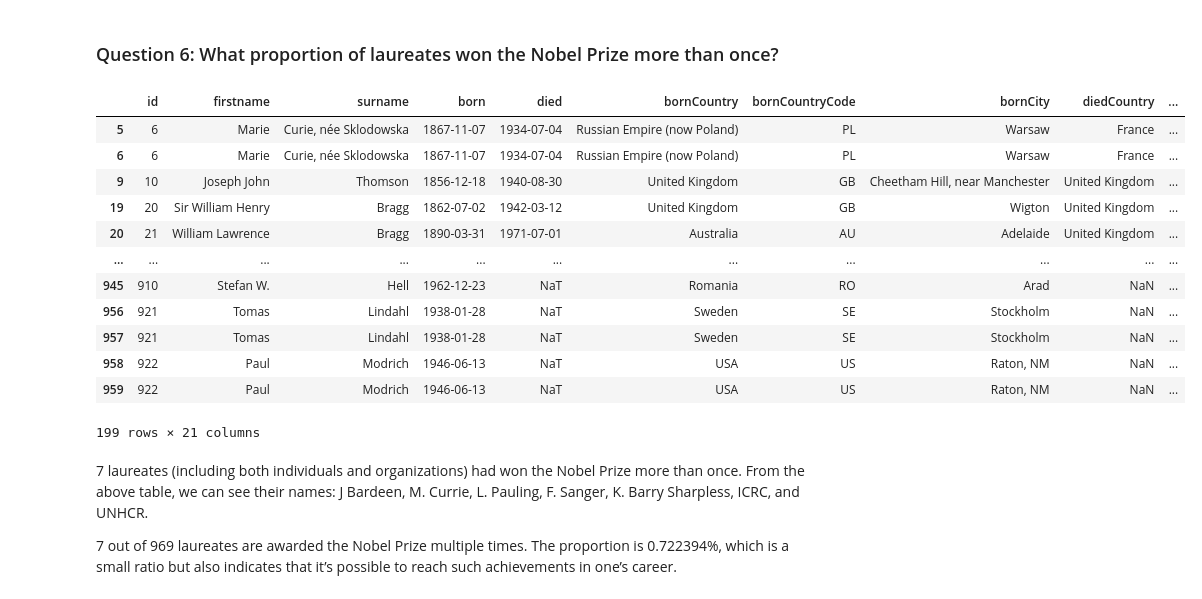
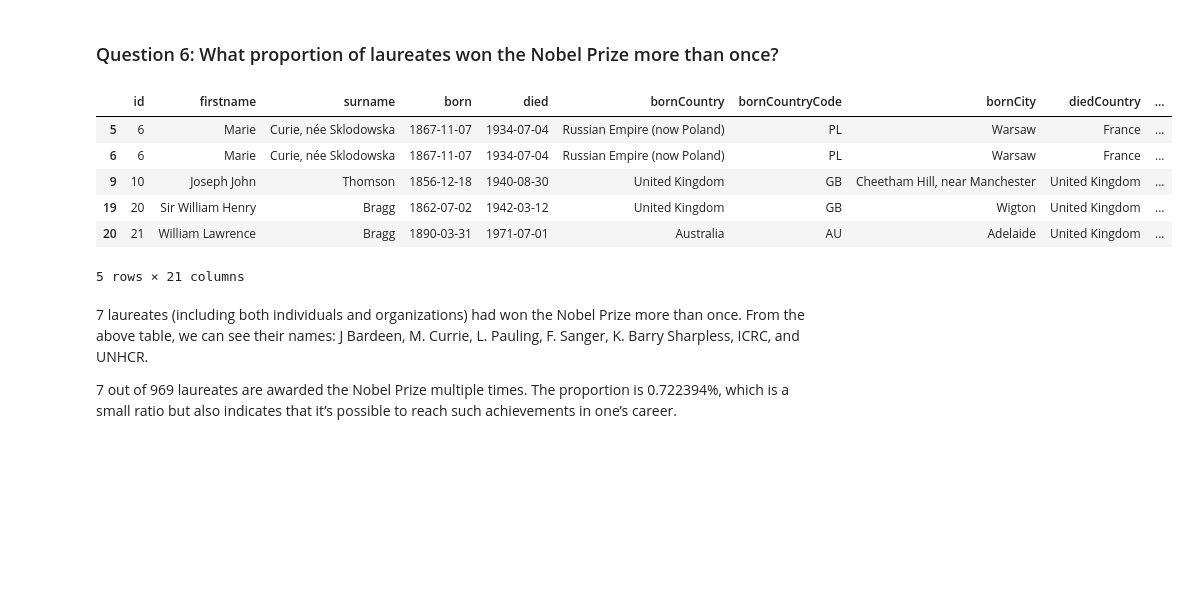
Before and after one commit to qbello22/2950-Project, a Jupyter notebook: nobel-prize.ipynb, the cells around one changed output. Saved outputs shown, nothing was run; the diff lists cells and outputs as text; code cells hidden in the pictures; blank space fills up the shorter version.

Commit message:
Q6 .head

```diff
--- a/nobel-prize.ipynb
+++ b/nobel-prize.ipynb
@@ -371,21 +371,16 @@ This bar plot shows the amount of female and male laureates in different categor
 # %% [markdown]
 ### Question 6: What proportion of laureates won the Nobel Prize more than once?
 # %%
-nobel_data.groupby("surname").filter(lambda repeats: len(repeats) >= 2)
+nobel_repeats = nobel_data.groupby("surname").filter(lambda repeats: len(repeats) >= 2)
+nobel_repeats.head()
 # %% [output]
 |  | id | firstname | surname | born | died | bornCountry | bornCountryCode | bornCity | diedCountry | ... |
 | 5 | 6 | Marie | Curie, née Sklodowska | 1867-11-07 | 1934-07-04 | Russian Empire (now Poland) | PL | Warsaw | France | ... |
 | 6 | 6 | Marie | Curie, née Sklodowska | 1867-11-07 | 1934-07-04 | Russian Empire (now Poland) | PL | Warsaw | France | ... |
 | 9 | 10 | Joseph John | Thomson | 1856-12-18 | 1940-08-30 | United Kingdom | GB | Cheetham Hill, near Manchester | United Kingdom | ... |
 | 19 | 20 | Sir William Henry | Bragg | 1862-07-02 | 1942-03-12 | United Kingdom | GB | Wigton | United Kingdom | ... |
 | 20 | 21 | William Lawrence | Bragg | 1890-03-31 | 1971-07-01 | Australia | AU | Adelaide | United Kingdom | ... |
-| ... | ... | ... | ... | ... | ... | ... | ... | ... | ... | ... |
-| 945 | 910 | Stefan W. | Hell | 1962-12-23 | NaT | Romania | RO | Arad | NaN | ... |
-| 956 | 921 | Tomas | Lindahl | 1938-01-28 | NaT | Sweden | SE | Stockholm | NaN | ... |
-| 957 | 921 | Tomas | Lindahl | 1938-01-28 | NaT | Sweden | SE | Stockholm | NaN | ... |
-| 958 | 922 | Paul | Modrich | 1946-06-13 | NaT | USA | US | Raton, NM | NaN | ... |
-| 959 | 922 | Paul | Modrich | 1946-06-13 | NaT | USA | US | Raton, NM | NaN | ... |
-199 rows × 21 columns
+5 rows × 21 columns
 # %% [markdown]
 7 laureates (including both individuals and organizations) had won the Nobel Prize more than once. From the above table, we can see their names: J Bardeen, M. Currie, L. Pauling, F. Sanger, K. Barry Sharpless, ICRC, and UNHCR.
 
```
Also changed, not shown: parts of 3 cells of this notebook.
